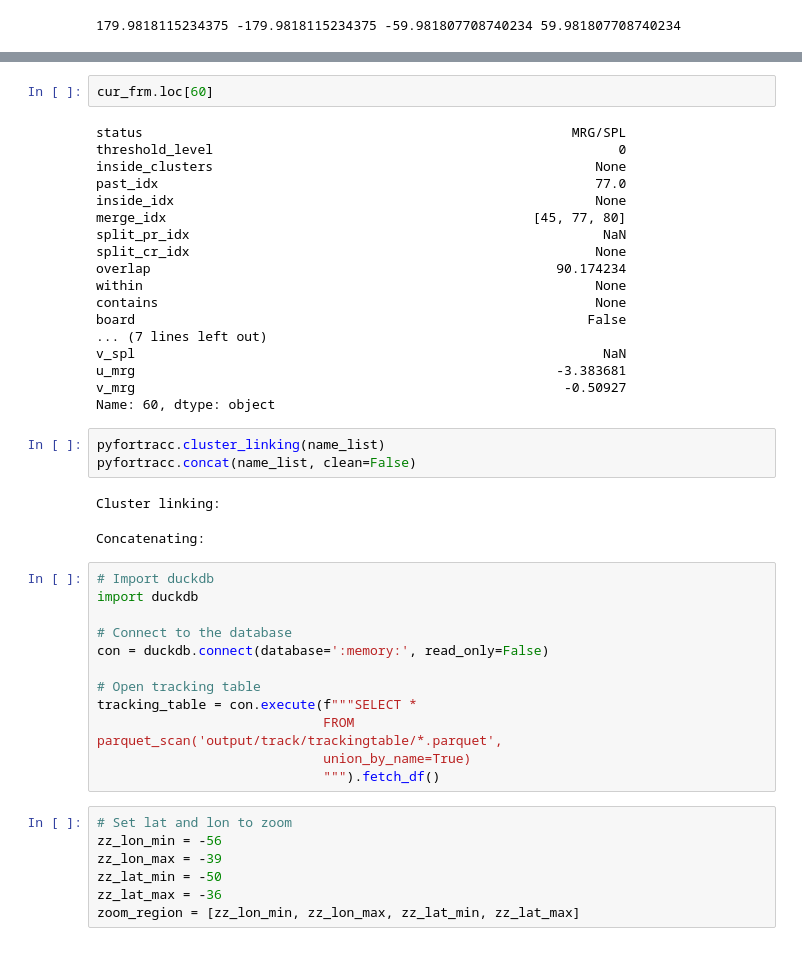
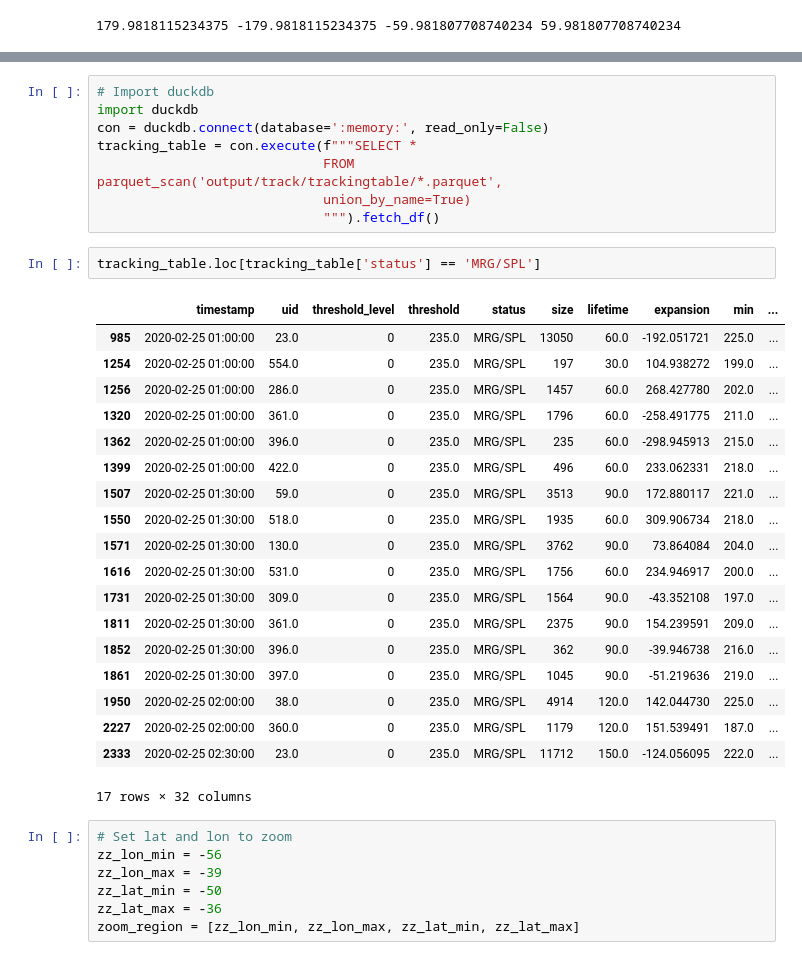
Before and after one commit to fortracc/pyfortracc, a Jupyter notebook: examples/testes_MRGSPL/Track_Infrared_global.ipynb, the cells around one changed output, grey strips where cells are left out. Saved outputs shown, nothing was run; the diff lists cells and outputs as text.

```diff
--- a/examples/testes_MRGSPL/Track_Infrared_global.ipynb
+++ b/examples/testes_MRGSPL/Track_Infrared_global.ipynb
@@ -156,41 +125,33 @@ prv_frm.loc[prv_frm.index.isin([77,45,80])]
-# %%
-cur_frm.loc[60]
-# %% [output]
-status                                                       MRG/SPL
-threshold_level                                                    0
-inside_clusters                                                 None
-past_idx                                                        77.0
-inside_idx                                                      None
-merge_idx                                               [45, 77, 80]
-split_pr_idx                                                     NaN
-split_cr_idx                                                    None
-overlap                                                    90.174234
-within                                                          None
-contains                                                        None
-board                                                          False
-... (7 lines left out)
-v_spl                                                            NaN
-u_mrg                                                      -3.383681
-v_mrg                                                       -0.50927
-Name: 60, dtype: object
-# %%
-pyfortracc.cluster_linking(name_list)
-pyfortracc.concat(name_list, clean=False)
-# %% [output]
-Cluster linking:
-Concatenating:
 # %%
 # Import duckdb
 import duckdb
-
-# Connect to the database
 con = duckdb.connect(database=':memory:', read_only=False)
-
-# Open tracking table
 tracking_table = con.execute(f"""SELECT *
                              FROM parquet_scan('output/track/trackingtable/*.parquet',
                              union_by_name=True)
                              """).fetch_df()
+# %%
+tracking_table.loc[tracking_table['status'] == 'MRG/SPL']
+# %% [output]
+|  | timestamp | uid | threshold_level | threshold | status | size | lifetime | expansion | min | ... |
+| 985 | 2020-02-25 01:00:00 | 23.0 | 0 | 235.0 | MRG/SPL | 13050 | 60.0 | -192.051721 | 225.0 | ... |
+| 1254 | 2020-02-25 01:00:00 | 554.0 | 0 | 235.0 | MRG/SPL | 197 | 30.0 | 104.938272 | 199.0 | ... |
+| 1256 | 2020-02-25 01:00:00 | 286.0 | 0 | 235.0 | MRG/SPL | 1457 | 60.0 | 268.427780 | 202.0 | ... |
+| 1320 | 2020-02-25 01:00:00 | 361.0 | 0 | 235.0 | MRG/SPL | 1796 | 60.0 | -258.491775 | 211.0 | ... |
+| 1362 | 2020-02-25 01:00:00 | 396.0 | 0 | 235.0 | MRG/SPL | 235 | 60.0 | -298.945913 | 215.0 | ... |
+| 1399 | 2020-02-25 01:00:00 | 422.0 | 0 | 235.0 | MRG/SPL | 496 | 60.0 | 233.062331 | 218.0 | ... |
+| 1507 | 2020-02-25 01:30:00 | 59.0 | 0 | 235.0 | MRG/SPL | 3513 | 90.0 | 172.880117 | 221.0 | ... |
+| 1550 | 2020-02-25 01:30:00 | 518.0 | 0 | 235.0 | MRG/SPL | 1935 | 60.0 | 309.906734 | 218.0 | ... |
+| 1571 | 2020-02-25 01:30:00 | 130.0 | 0 | 235.0 | MRG/SPL | 3762 | 90.0 | 73.864084 | 204.0 | ... |
+| 1616 | 2020-02-25 01:30:00 | 531.0 | 0 | 235.0 | MRG/SPL | 1756 | 60.0 | 234.946917 | 200.0 | ... |
+| 1731 | 2020-02-25 01:30:00 | 309.0 | 0 | 235.0 | MRG/SPL | 1564 | 90.0 | -43.352108 | 197.0 | ... |
+| 1811 | 2020-02-25 01:30:00 | 361.0 | 0 | 235.0 | MRG/SPL | 2375 | 90.0 | 154.239591 | 209.0 | ... |
+| 1852 | 2020-02-25 01:30:00 | 396.0 | 0 | 235.0 | MRG/SPL | 362 | 90.0 | -39.946738 | 216.0 | ... |
+| 1861 | 2020-02-25 01:30:00 | 397.0 | 0 | 235.0 | MRG/SPL | 1045 | 90.0 | -51.219636 | 219.0 | ... |
+| 1950 | 2020-02-25 02:00:00 | 38.0 | 0 | 235.0 | MRG/SPL | 4914 | 120.0 | 142.044730 | 225.0 | ... |
+| 2227 | 2020-02-25 02:00:00 | 360.0 | 0 | 235.0 | MRG/SPL | 1179 | 120.0 | 151.539491 | 187.0 | ... |
+| 2333 | 2020-02-25 02:30:00 | 23.0 | 0 | 235.0 | MRG/SPL | 11712 | 150.0 | -124.056095 | 222.0 | ... |
+17 rows × 32 columns
 # %%
 # Set lat and lon to zoom
 zz_lon_min = -56
```
Also changed, not shown: parts of 15 cells of this notebook, 7 other files.
